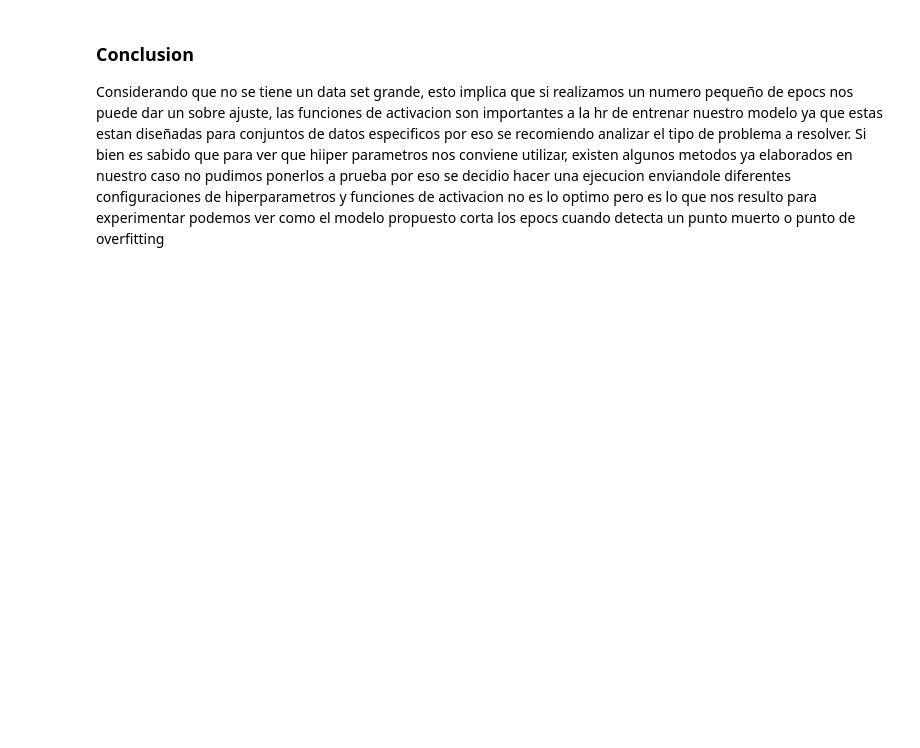
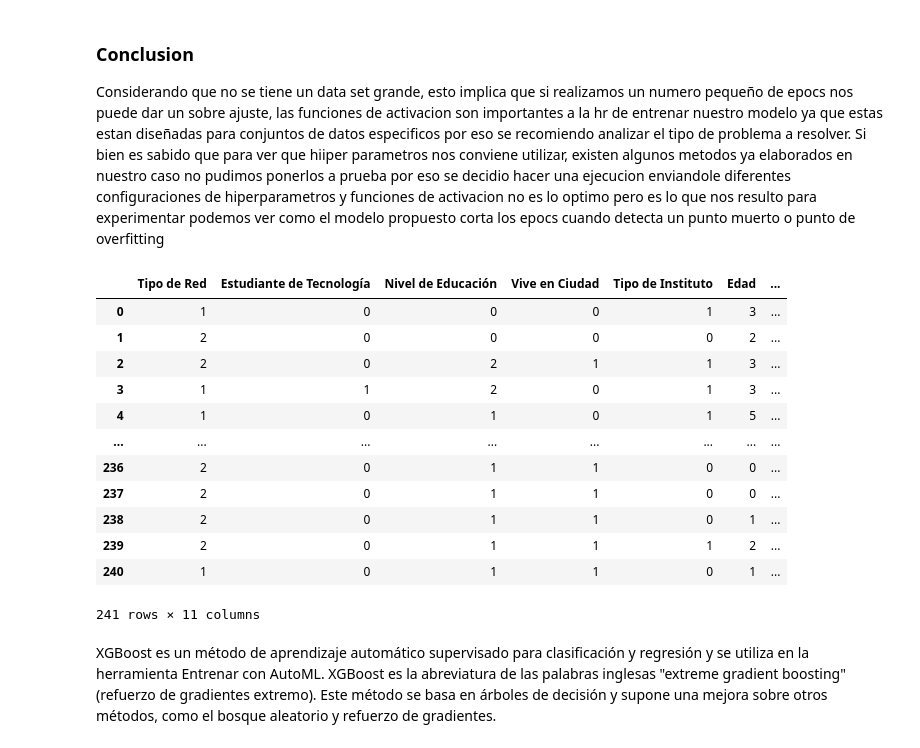
Before and after one commit to miky14n/Red-neuronal, a Jupyter notebook: Experimentos/asig5_experimentos.ipynb, the cells around one changed output. Cells and saved outputs as stored; diff of their text form; code cells hidden in the pictures; blank space fills up the shorter version.

```diff
--- a/Experimentos/asig5_experimentos.ipynb
+++ b/Experimentos/asig5_experimentos.ipynb
@@ -326,3 +321,25 @@ for hist in list_historyn:
 # %% [markdown]
 ### Conclusion
 Considerando que no se tiene un data set grande, esto implica que si realizamos un numero pequeño de epocs nos puede dar un sobre ajuste, las funciones de activacion son importantes a la hr de entrenar nuestro modelo ya que estas estan diseñadas para conjuntos de datos especificos por eso se recomiendo analizar el tipo de problema a resolver. Si bien es sabido que para ver que hiiper parametros nos conviene utilizar, existen algunos metodos ya elaborados en nuestro caso no pudimos ponerlos a prueba por eso se decidio hacer una ejecucion enviandole diferentes configuraciones de hiperparametros y funciones de activacion no es lo optimo pero es lo que nos resulto para experimentar podemos ver como el modelo propuesto corta los epocs cuando detecta un punto muerto o punto de overfitting
+# %%
+from sklearn.preprocessing import LabelEncoder
+
+
+data_test = data_test.apply(LabelEncoder().fit_transform)
+data_test
+# %% [output]
+|  | Tipo de Red | Estudiante de Tecnología | Nivel de Educación | Vive en Ciudad | Tipo de Instituto | Edad | ... |
+| 0 | 1 | 0 | 0 | 0 | 1 | 3 | ... |
+| 1 | 2 | 0 | 0 | 0 | 0 | 2 | ... |
+| 2 | 2 | 0 | 2 | 1 | 1 | 3 | ... |
+| 3 | 1 | 1 | 2 | 0 | 1 | 3 | ... |
+| 4 | 1 | 0 | 1 | 0 | 1 | 5 | ... |
+| ... | ... | ... | ... | ... | ... | ... | ... |
+| 236 | 2 | 0 | 1 | 1 | 0 | 0 | ... |
+| 237 | 2 | 0 | 1 | 1 | 0 | 0 | ... |
+| 238 | 2 | 0 | 1 | 1 | 0 | 1 | ... |
+| 239 | 2 | 0 | 1 | 1 | 1 | 2 | ... |
+| 240 | 1 | 0 | 1 | 1 | 0 | 1 | ... |
+241 rows × 11 columns
+# %% [markdown]
+XGBoost es un método de aprendizaje automático supervisado para clasificación y regresión y se utiliza en la herramienta Entrenar con AutoML. XGBoost es la abreviatura de las palabras inglesas "extreme gradient boosting" (refuerzo de gradientes extremo). Este método se basa en árboles de decisión y supone una mejora sobre otros métodos, como el bosque aleatorio y refuerzo de gradientes.
```
Also changed, not shown: parts of 14 cells of this notebook, 2 other files.
